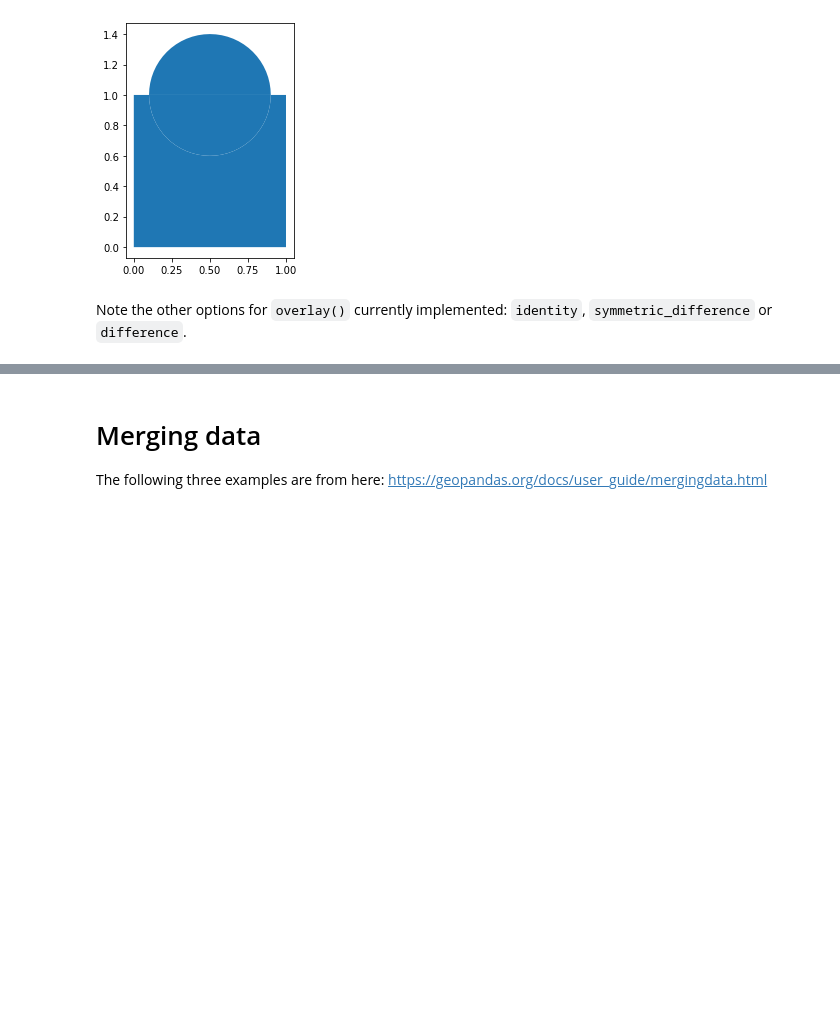
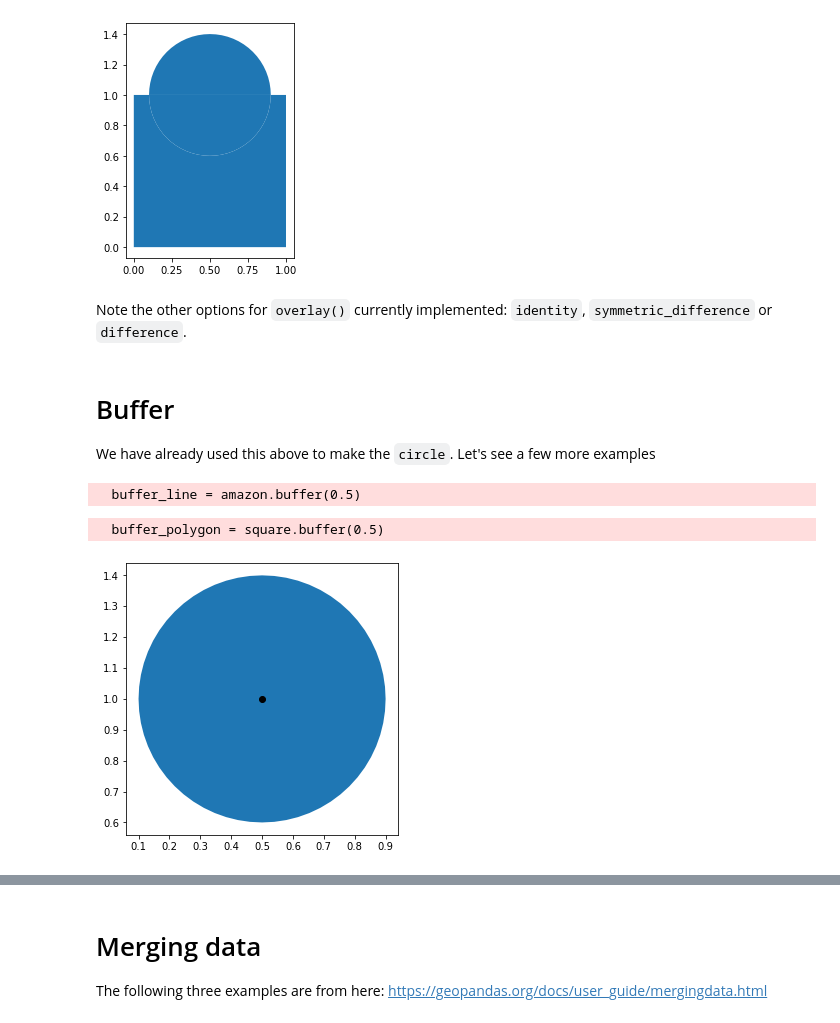
Before and after one commit to sebastianhohmann/geopandas_examples, a Jupyter notebook: _04_common_recipes_reatures.ipynb, the cells around one changed output, grey strips where cells are left out. Drawn from its saved outputs; the diff is of its cells as text; code cells hidden in the pictures; blank space fills up the shorter version.

Commit message:
added more buffer examples, points from polygons and lines and nearest_points examples

```diff
--- a/_04_common_recipes_reatures.ipynb
+++ b/_04_common_recipes_reatures.ipynb
@@ -141,3 +143,30 @@ circ_sqr_union.plot(figsize=(3, 5))
 [figure]
 # %% [markdown]
 Note the other options for `overlay()` currently implemented: `identity`, `symmetric_difference` or `difference`.
+# %% [markdown]
+# Buffer
+We have already used this above to make the `circle`. Let's see a few more examples
+# %%
+center = pd.DataFrame({'lat': [1], 'lon': [0.5]})
+centroid = gpd.GeoDataFrame(center,
+                            geometry=gpd.points_from_xy(center.lon,
+                                                        center.lat))
+buffer_point = gpd.GeoDataFrame({'geometry': centroid.buffer(0.4)}).set_crs(epsg=4326)
+centroid = centroid.set_crs(epsg=4236)
+# %%
+rivers = gpd.read_file('./data/ne_110m_rivers_lake_centerlines/ne_110m_rivers_lake_centerlines.shp')
+amazon = rivers[rivers.name == 'Amazonas']
+buffer_line = amazon.buffer(0.5)
+# %% [output]
+  buffer_line = amazon.buffer(0.5)
+# %%
+buffer_polygon = square.buffer(0.5)
+# %% [output]
+  buffer_polygon = square.buffer(0.5)
+# %%
+f, ax = plt.subplots(1,1, figsize = (5, 5))
+buffer_point.plot(ax=ax)
+centroid.plot(ax=ax, color='k')
+plt.show()
+# %% [output]
+[figure, added]
```
Also changed, not shown: parts of 48 cells of this notebook.
